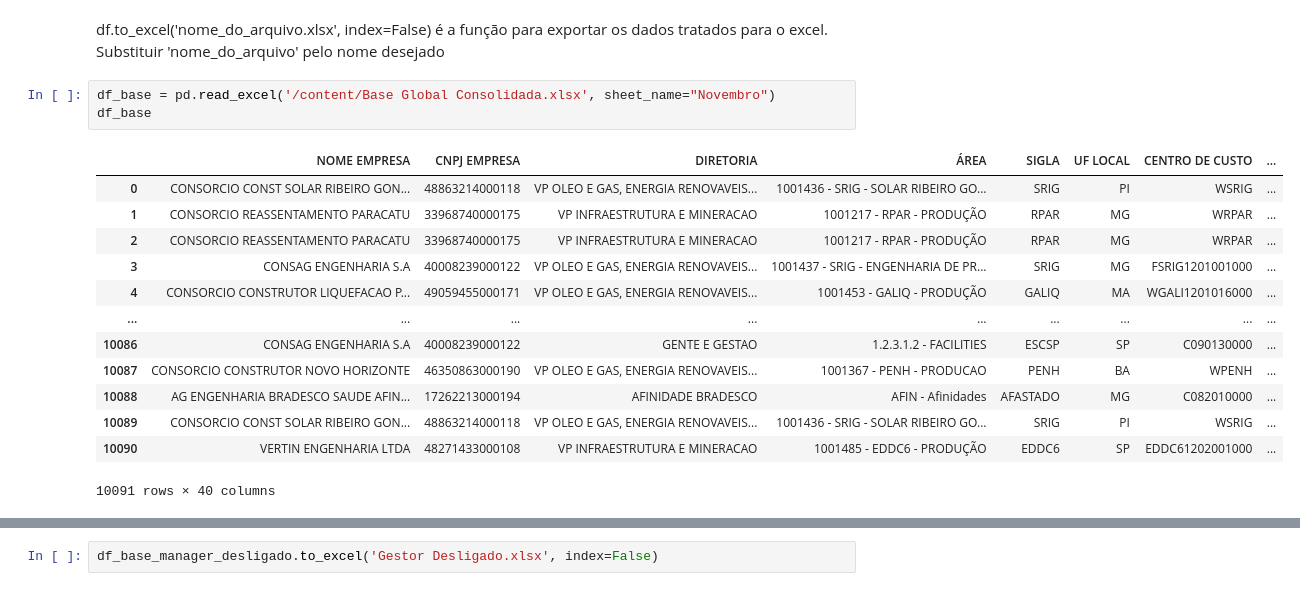
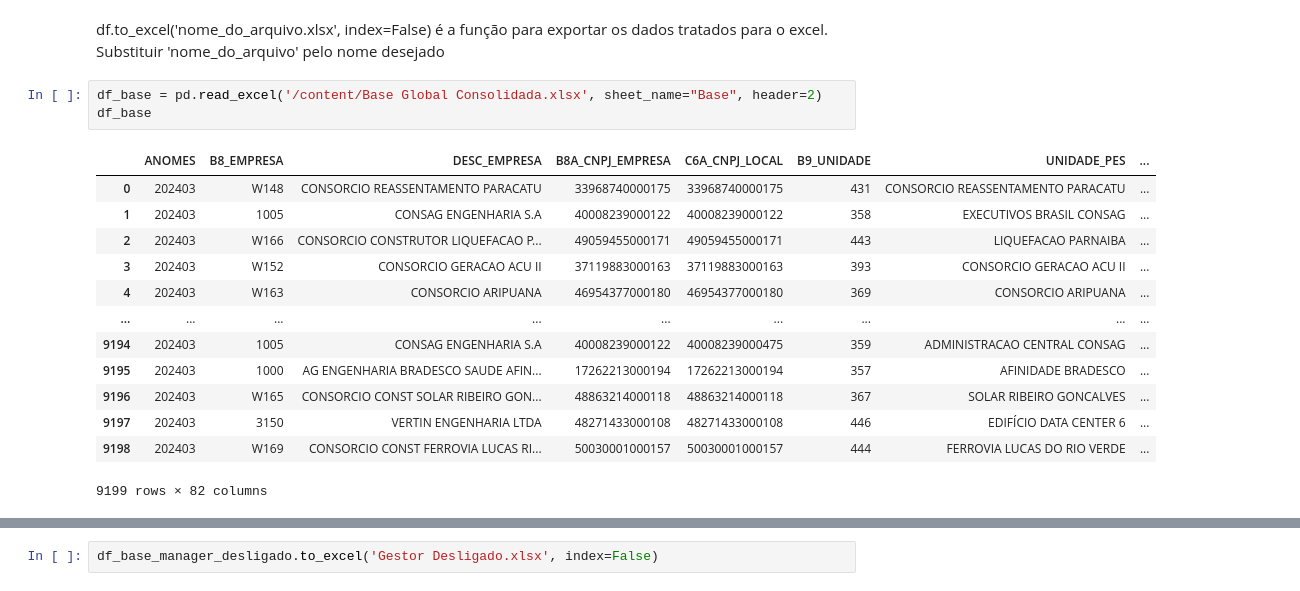
Before and after one commit to BrendaOliveiira/Automacao, a Jupyter notebook: Automatizacao_SG.ipynb, the cells around one changed output, grey strips where cells are left out. Cells and saved outputs as stored; diff of their text form.

```diff
--- a/Automatizacao_SG.ipynb
+++ b/Automatizacao_SG.ipynb
@@ -9,19 +11,19 @@ Requirement already satisfied: et-xmlfile in /usr/local/lib/python3.10/dist-pack
 df.to_excel('nome_do_arquivo.xlsx', index=False) é a função para exportar os dados tratados para o excel.
 Substituir 'nome_do_arquivo' pelo nome desejado
 # %%
-df_base = pd.read_excel('/content/Base Global Consolidada.xlsx', sheet_name="Novembro")
+df_base = pd.read_excel('/content/Base Global Consolidada.xlsx', sheet_name="Base", header=2)
 df_base
 # %% [output]
-|  | NOME EMPRESA | CNPJ EMPRESA | DIRETORIA | ÁREA | SIGLA | UF LOCAL | CENTRO DE CUSTO | ... |
-| 0 | CONSORCIO CONST SOLAR RIBEIRO GON... | 48863214000118 | VP OLEO E GAS, ENERGIA RENOVAVEIS... | 1001436 - SRIG - SOLAR RIBEIRO GO... | SRIG | PI | WSRIG | ... |
-| 1 | CONSORCIO REASSENTAMENTO PARACATU | 33968740000175 | VP INFRAESTRUTURA E MINERACAO | 1001217 - RPAR - PRODUÇÃO | RPAR | MG | WRPAR | ... |
-| 2 | CONSORCIO REASSENTAMENTO PARACATU | 33968740000175 | VP INFRAESTRUTURA E MINERACAO | 1001217 - RPAR - PRODUÇÃO | RPAR | MG | WRPAR | ... |
-| 3 | CONSAG ENGENHARIA S.A | 40008239000122 | VP OLEO E GAS, ENERGIA RENOVAVEIS... | 1001437 - SRIG - ENGENHARIA DE PR... | SRIG | MG | FSRIG1201001000 | ... |
-| 4 | CONSORCIO CONSTRUTOR LIQUEFACAO P... | 49059455000171 | VP OLEO E GAS, ENERGIA RENOVAVEIS... | 1001453 - GALIQ - PRODUÇÃO | GALIQ | MA | WGALI1201016000 | ... |
+|  | ANOMES | B8_EMPRESA | DESC_EMPRESA | B8A_CNPJ_EMPRESA | C6A_CNPJ_LOCAL | B9_UNIDADE | UNIDADE_PES | ... |
+| 0 | 202403 | W148 | CONSORCIO REASSENTAMENTO PARACATU | 33968740000175 | 33968740000175 | 431 | CONSORCIO REASSENTAMENTO PARACATU | ... |
+| 1 | 202403 | 1005 | CONSAG ENGENHARIA S.A | 40008239000122 | 40008239000122 | 358 | EXECUTIVOS BRASIL CONSAG | ... |
+| 2 | 202403 | W166 | CONSORCIO CONSTRUTOR LIQUEFACAO P... | 49059455000171 | 49059455000171 | 443 | LIQUEFACAO PARNAIBA | ... |
+| 3 | 202403 | W152 | CONSORCIO GERACAO ACU II | 37119883000163 | 37119883000163 | 393 | CONSORCIO GERACAO ACU II | ... |
+| 4 | 202403 | W163 | CONSORCIO ARIPUANA | 46954377000180 | 46954377000180 | 369 | CONSORCIO ARIPUANA | ... |
 | ... | ... | ... | ... | ... | ... | ... | ... | ... |
-| 10086 | CONSAG ENGENHARIA S.A | 40008239000122 | GENTE E GESTAO | 1.2.3.1.2 - FACILITIES | ESCSP | SP | C090130000 | ... |
-| 10087 | CONSORCIO CONSTRUTOR NOVO HORIZONTE | 46350863000190 | VP OLEO E GAS, ENERGIA RENOVAVEIS... | 1001367 - PENH - PRODUCAO | PENH | BA | WPENH | ... |
-| 10088 | AG ENGENHARIA BRADESCO SAUDE AFIN... | 17262213000194 | AFINIDADE BRADESCO | AFIN - Afinidades | AFASTADO | MG | C082010000 | ... |
-| 10089 | CONSORCIO CONST SOLAR RIBEIRO GON... | 48863214000118 | VP OLEO E GAS, ENERGIA RENOVAVEIS... | 1001436 - SRIG - SOLAR RIBEIRO GO... | SRIG | PI | WSRIG | ... |
-| 10090 | VERTIN ENGENHARIA LTDA | 48271433000108 | VP INFRAESTRUTURA E MINERACAO | 1001485 - EDDC6 - PRODUÇÃO | EDDC6 | SP | EDDC61202001000 | ... |
+| 9194 | 202403 | 1005 | CONSAG ENGENHARIA S.A | 40008239000122 | 40008239000475 | 359 | ADMINISTRACAO CENTRAL CONSAG | ... |
+| 9195 | 202403 | 1000 | AG ENGENHARIA BRADESCO SAUDE AFIN... | 17262213000194 | 17262213000194 | 357 | AFINIDADE BRADESCO | ... |
+| 9196 | 202403 | W165 | CONSORCIO CONST SOLAR RIBEIRO GON... | 48863214000118 | 48863214000118 | 367 | SOLAR RIBEIRO GONCALVES | ... |
+| 9197 | 202403 | 3150 | VERTIN ENGENHARIA LTDA | 48271433000108 | 48271433000108 | 446 | EDIFÍCIO DATA CENTER 6 | ... |
+| 9198 | 202403 | W169 | CONSORCIO CONST FERROVIA LUCAS RI... | 50030001000157 | 50030001000157 | 444 | FERROVIA LUCAS DO RIO VERDE | ... |
-10091 rows × 40 columns
+9199 rows × 82 columns
```
Also changed, not shown: parts of 13 cells of this notebook.
